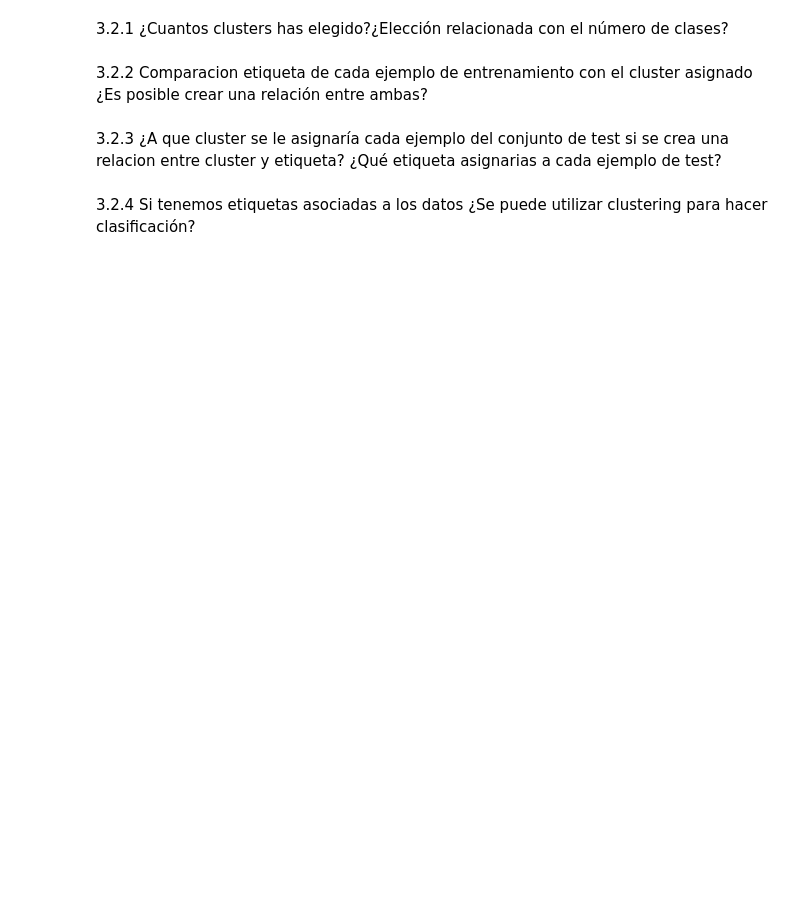
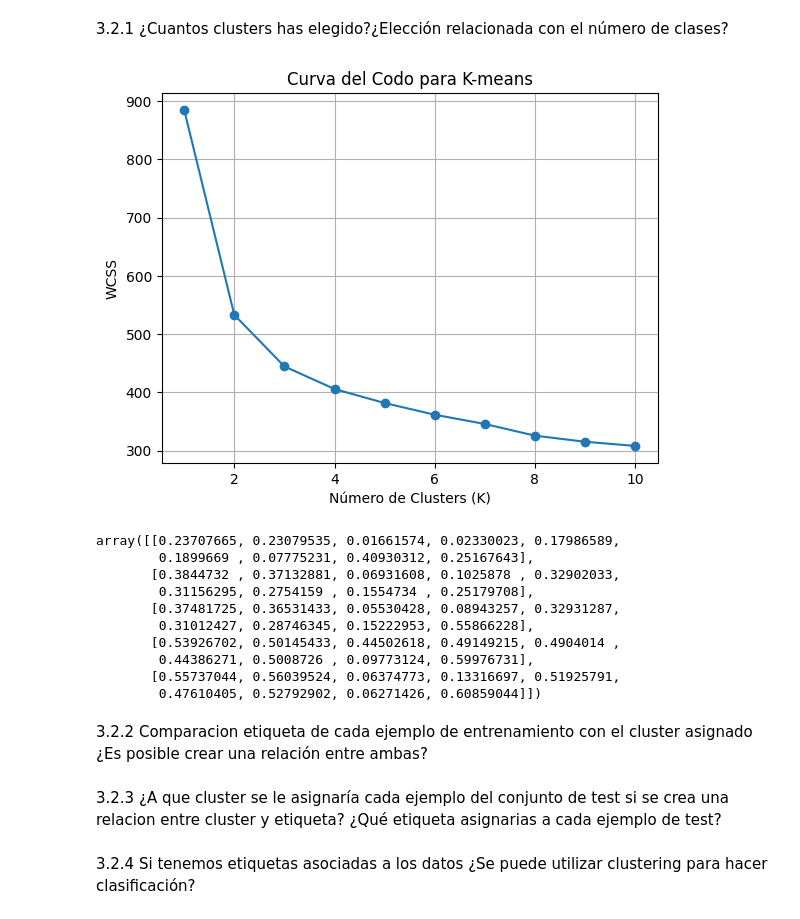
Before and after one commit to SandraGutierrezCruz/PracticaML1, a Jupyter notebook: practica.ipynb, the cells around one changed output. Saved outputs shown, nothing was run; the diff lists cells and outputs as text; code cells hidden in the pictures; blank space fills up the shorter version.

```diff
--- a/practica.ipynb
+++ b/practica.ipynb
@@ -326,5 +445,39 @@ Creación script inferencia
 # %% [markdown]
 3.2.1 ¿Cuantos clusters has elegido?¿Elección relacionada con el número de clases?
+# %%
+from sklearn.cluster import KMeans
+
+# Encuentra el valor óptimo de K utilizando la curva del codo
+K_max = 10
+inertia = []
+clusters = []
+for k in range(1, K_max+1):
+    kmeans = KMeans(n_clusters=k,
+                    random_state=seed, n_init='auto')
+    kmeans.fit(X)
+    clusters.append(kmeans)
+    inertia.append(kmeans.inertia_)
+
+# Grafica la curva del codo
+plt.plot(range(1, K_max+1), inertia, marker='o')
+plt.xlabel('Número de Clusters (K)')
+plt.ylabel('WCSS')
+plt.title('Curva del Codo para K-means')
+plt.grid(True)
+plt.show()
+clusters[4].cluster_centers_ # Centroides reales y predichos
+# %% [output]
+[figure, added]
+array([[0.23707665, 0.23079535, 0.01661574, 0.02330023, 0.17986589,
+        0.1899669 , 0.07775231, 0.40930312, 0.25167643],
+       [0.3844732 , 0.37132881, 0.06931608, 0.1025878 , 0.32902033,
+        0.31156295, 0.2754159 , 0.1554734 , 0.25179708],
+       [0.37481725, 0.36531433, 0.05530428, 0.08943257, 0.32931287,
+        0.31012427, 0.28746345, 0.15222953, 0.55866228],
+       [0.53926702, 0.50145433, 0.44502618, 0.49149215, 0.4904014 ,
+        0.44386271, 0.5008726 , 0.09773124, 0.59976731],
+       [0.55737044, 0.56039524, 0.06374773, 0.13316697, 0.51925791,
+        0.47610405, 0.52792902, 0.06271426, 0.60859044]])
 # %% [markdown]
 3.2.2 Comparacion etiqueta de cada ejemplo de entrenamiento con el cluster asignado ¿Es posible crear una relación entre ambas?
 # %% [markdown]
```
Also changed, not shown: parts of 15 cells of this notebook.
